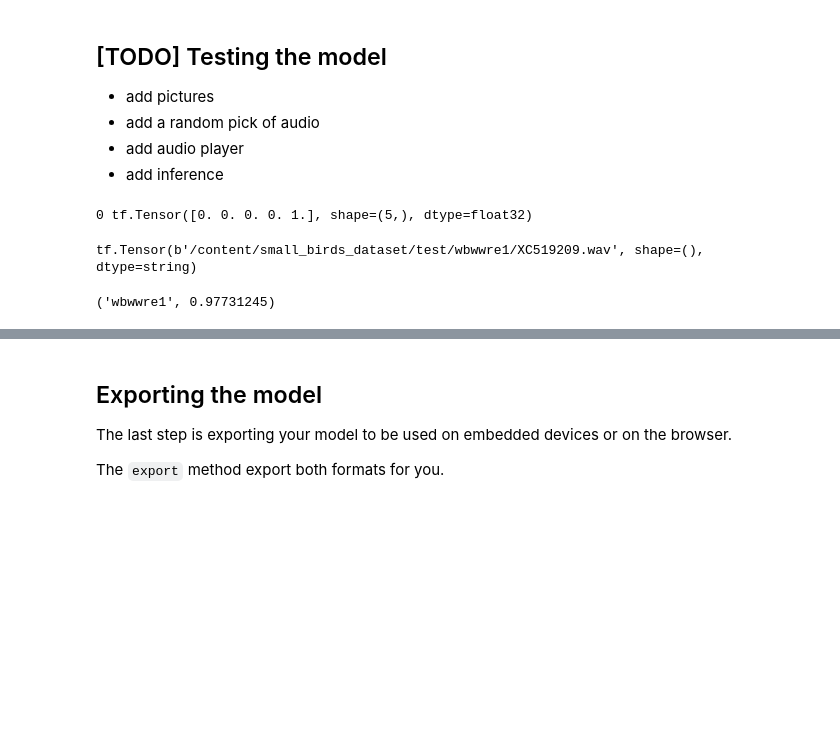
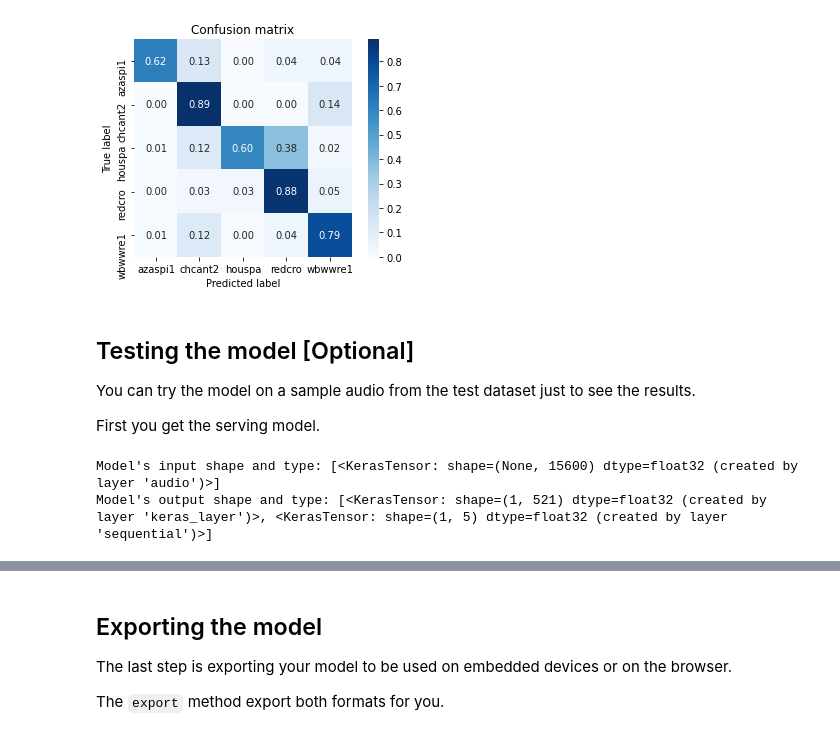
Before and after one commit to googlecodelabs/odml-pathways, a Jupyter notebook: audio_classification/colab/model_maker_audio_colab.ipynb, the cells around one changed output, grey strips where cells are left out. Drawn from its saved outputs; the diff is of its cells as text; code cells hidden in the pictures; blank space fills up the shorter version.

```diff
--- a/audio_classification/colab/model_maker_audio_colab.ipynb
+++ b/audio_classification/colab/model_maker_audio_colab.ipynb
@@ -268,19 +270,16 @@ labels:  ['azaspi1', 'chcant2', 'houspa', 'redcro', 'wbwwre1']
 # %%
-sns.set_context('notebook')
-
 def show_confusion_matrix(confusion, test_labels):
   """Compute confusion matrix and normalize."""
-  # confusion = sk_metrics.confusion_matrix(
-  #   np.argmax(test_labels, axis=1), predictions)
   confusion_normalized = confusion.astype("float") / confusion.sum(axis=1)
-  # print(confusion_normalized)
   axis_labels = test_labels
   ax = sns.heatmap(
       confusion_normalized, xticklabels=axis_labels, yticklabels=axis_labels,
       cmap='Blues', annot=True, fmt='.2f', square=True)
   plt.title("Confusion matrix")
   plt.ylabel("True label")
   plt.xlabel("Predicted label")
-  # plt.show()
 
+confusion_matrix = model.confusion_matrix(test_data)
 show_confusion_matrix(confusion_matrix.numpy(), test_data.index_to_label)
+# %% [output]
+[figure, added]
@@ -316,32 +286,14 @@ figure.show()
-# %% [markdown]
-## [TODO] Testing the model
-
-- add pictures
-- add a random pick of audio
-- add audio player
-- add inference
-# %%
-from IPython.display import Audio
-from scipy.io import wavfile
-
-predicts = model.predict_top_k(test_data)
-for i, (audio, label) in enumerate(test_data.gen_dataset().unbatch().take(1)):
-  print(i, label)
-  # file_path = t[0].numpy()
-
-# print(file_path)
-
-# sample_rate, wav_data = wavfile.read(file_path, 'rb')
-# result =
-# Audio(wav_data, rate=sample_rate)
-# %% [output]
-0 tf.Tensor([0. 0. 0. 0. 1.], shape=(5,), dtype=float32)
-# %%
-for t in test_data._dataset.take(1):
-  print(t[0])
-# %% [output]
-tf.Tensor(b'/content/small_birds_dataset/test/wbwwre1/XC519209.wav', shape=(), dtype=string)
-# %%
-predicts[2][0]
-# %% [output]
-('wbwwre1', 0.97731245)
+# %% [markdown]
+## Testing the model [Optional]
+
+You can try the model on a sample audio from the test dataset just to see the results.
+
+First you get the serving model.
+# %%
+serving_model = model.create_serving_model()
+
+print(f'Model\'s input shape and type: {serving_model.inputs}')
+print(f'Model\'s output shape and type: {serving_model.outputs}')
+# %% [output]
+Model's input shape and type: [<KerasTensor: shape=(None, 15600) dtype=float32 (created by layer 'audio')>]
+Model's output shape and type: [<KerasTensor: shape=(1, 521) dtype=float32 (created by layer 'keras_layer')>, <KerasTensor: shape=(1, 5) dtype=float32 (created by layer 'sequential')>]
```
Also changed, not shown: parts of 47 cells of this notebook.
